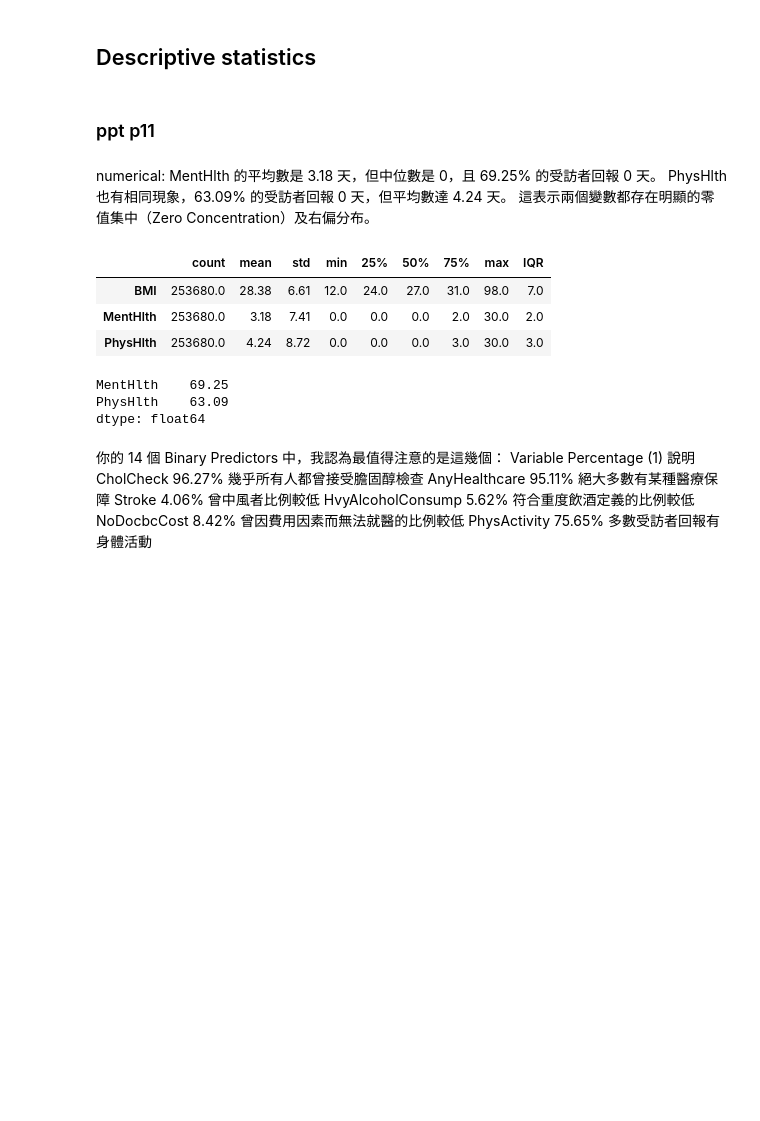
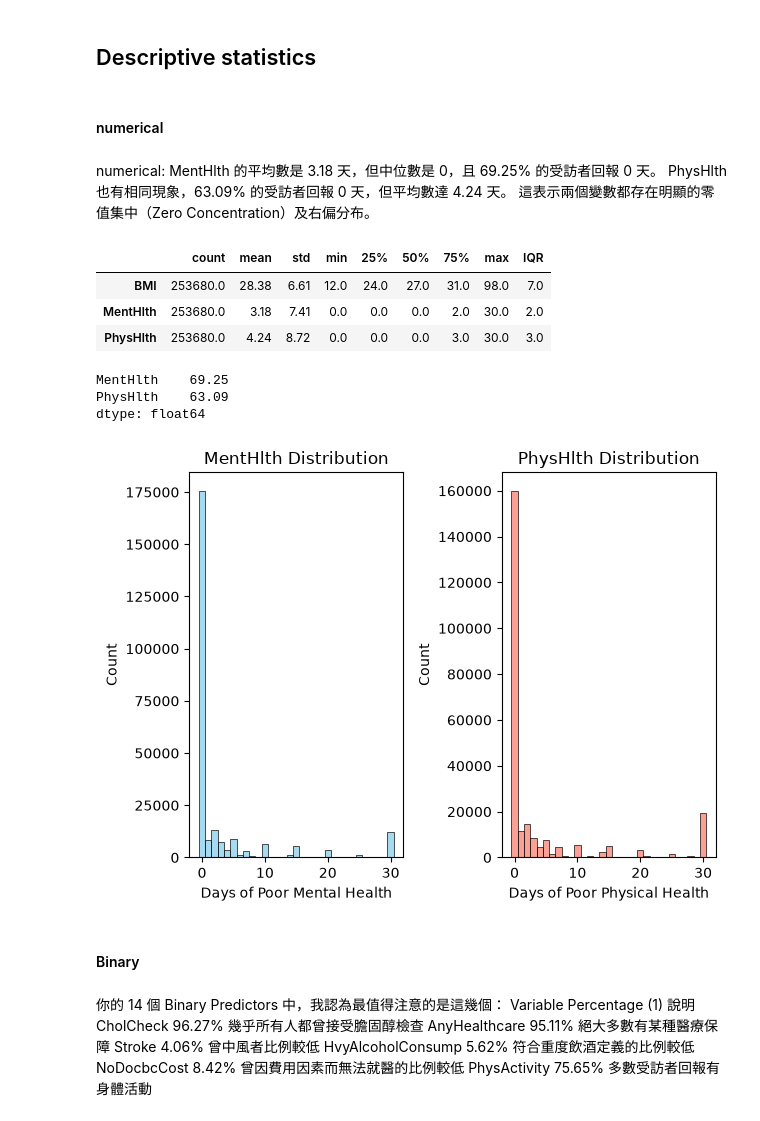
Before and after one commit to kurochan1901/115-1_Data-Analysis-and-Modeling, a Jupyter notebook: HW2/HW2.ipynb, the cells around one changed output. Cells and saved outputs as stored; diff of their text form; code cells hidden in the pictures; blank space fills up the shorter version.

```diff
--- a/HW2/HW2.ipynb
+++ b/HW2/HW2.ipynb
@@ -325,7 +336,7 @@ numerical_vars = ["BMI", "MentHlth", "PhysHlth"]
 
 ordinal_vars = ["GenHlth", "Age", "Education", "Income"]
 # %% [markdown]
-### ppt p11
+#### numerical
 # %% [markdown]
 numerical:
 MentHlth 的平均數是 3.18 天，但中位數是 0，且 69.25% 的受訪者回報 0 天。
@@ -334,31 +345,67 @@ PhysHlth 也有相同現象，63.09% 的受訪者回報 0 天，但平均數達
 # %%
 # Numerical Descriptive Statistics
 num_summary = df[numerical_vars].describe().T
 
 num_summary["IQR"] = (
     num_summary["75%"] - num_summary["25%"]
 )
 
 display(num_summary.round(2))
 
 # 觀察MentHlth, PhysHlth天數是否大量集中於0天
 # Percentage of zero values
 zero_rate = (
     df[["MentHlth", "PhysHlth"]]
     .eq(0)
     .mean()
     .mul(100)
 )
 
 print(zero_rate.round(2))
+
+# MentHlth 長條圖
+plt.subplot(1, 2, 1)
+sns.histplot(
+    data=df,
+    x="MentHlth",
+    discrete=True,
+    color="skyblue",
+    edgecolor="black",
+)
+plt.title(
+    f"MentHlth Distribution"
+)
+plt.xlabel("Days of Poor Mental Health")
+plt.ylabel("Count")
+
+# PhysHlth 長條圖
+plt.subplot(1, 2, 2)
+sns.histplot(
+    data=df,
+    x="PhysHlth",
+    discrete=True,
+    color="salmon",
+    edgecolor="black",
+)
+plt.title(
+    f"PhysHlth Distribution"
+)
+plt.xlabel("Days of Poor Physical Health")
+plt.ylabel("Count")
+
+plt.tight_layout()
+plt.show()
 # %% [output]
 |  | count | mean | std | min | 25% | 50% | 75% | max | IQR |
 | BMI | 253680.0 | 28.38 | 6.61 | 12.0 | 24.0 | 27.0 | 31.0 | 98.0 | 7.0 |
 | MentHlth | 253680.0 | 3.18 | 7.41 | 0.0 | 0.0 | 0.0 | 2.0 | 30.0 | 2.0 |
 | PhysHlth | 253680.0 | 4.24 | 8.72 | 0.0 | 0.0 | 0.0 | 3.0 | 30.0 | 3.0 |
 MentHlth    69.25
 PhysHlth    63.09
 dtype: float64
+[figure, added]
+# %% [markdown]
+#### Binary
 # %% [markdown]
 你的 14 個 Binary Predictors 中，我認為最值得注意的是這幾個：
 Variable	Percentage (1)	說明
```
Also changed, not shown: parts of 13 cells of this notebook.
